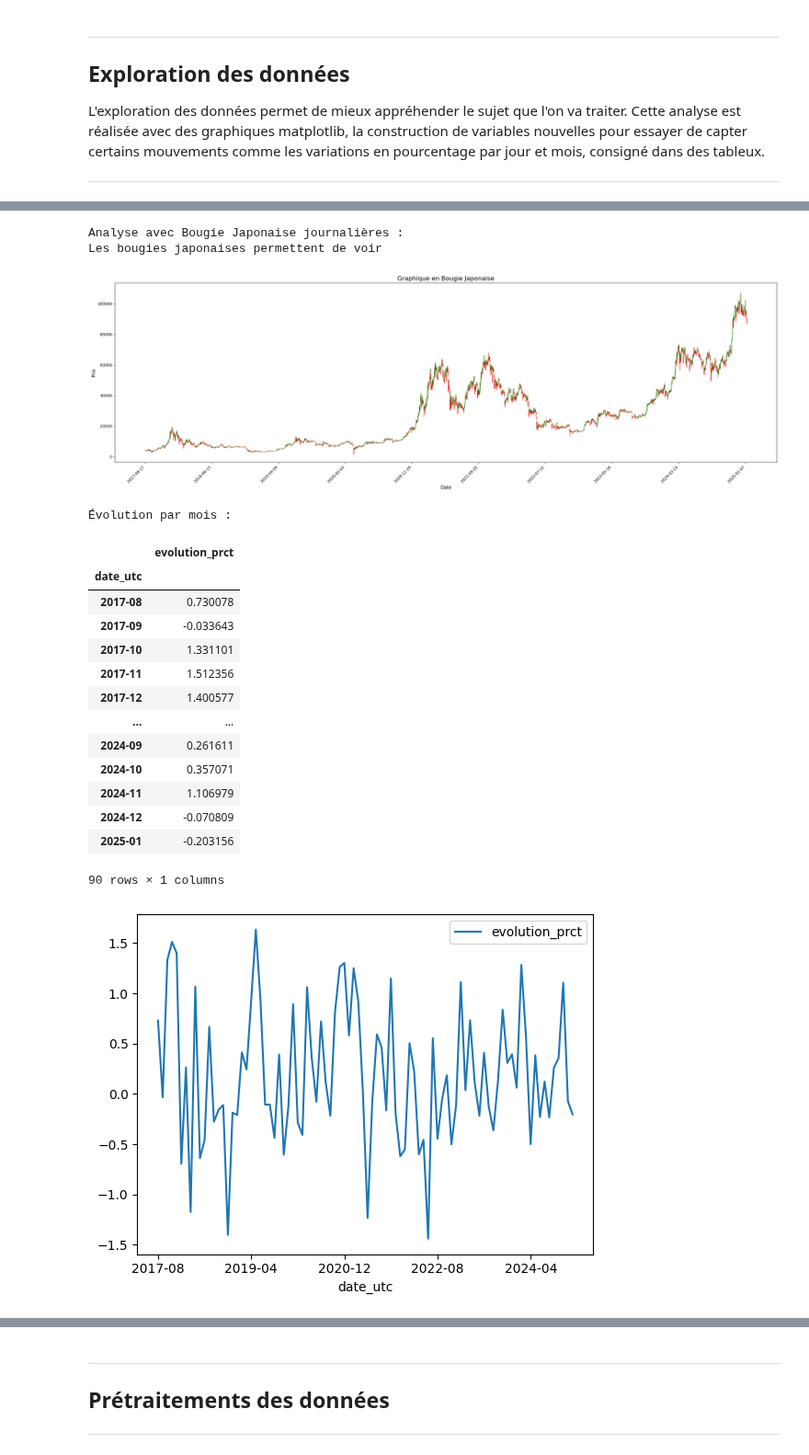
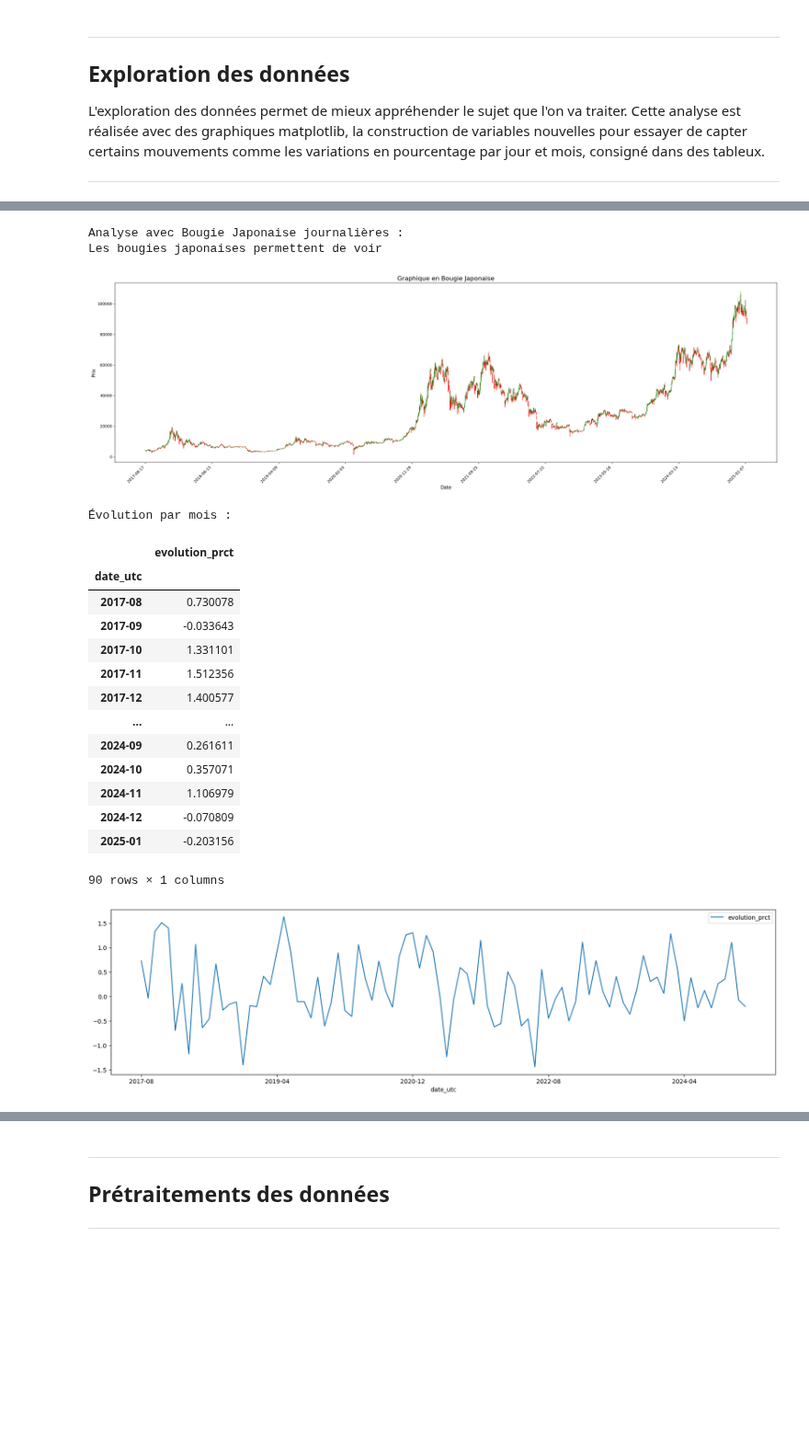
Before and after one commit to Jadorlo/Projet_ml, a Jupyter notebook: notebook/projet_ml_LUNEL_DJAREDDIR_G19.ipynb, the cells around one changed output, grey strips where cells are left out. Shown at 92% size. Cells and saved outputs as stored; diff of their text form; code cells hidden in the pictures; blank space fills up the shorter version.

```diff
--- a/notebook/projet_ml_LUNEL_DJAREDDIR_G19.ipynb
+++ b/notebook/projet_ml_LUNEL_DJAREDDIR_G19.ipynb
@@ -290,7 +290,7 @@ def exploration_donnees(df : pd.DataFrame):
     df2 = df2.groupby(by = ["date_utc"])["evolution_prct"].mean()
     df2 = pd.DataFrame(df2)
     display(df2)
-    df2.plot(kind='line')
+    df2.plot(kind='line', figsize=(20,5))
 
 exploration_donnees(base)
 # %% [output]
@@ -309,31 +309,31 @@ count                   2707
 mean     2021-05-01 00:00:00
 min      2017-08-17 00:00:00
 25%      2019-06-24 12:00:00
 50%      2021-05-01 00:00:00
 75%      2023-03-08 12:00:00
 max      2025-01-13 00:00:00
 Name: date, dtype: object
 Intervalle de temps des données : 7 années, 5 mois, et 1 jours
 
 Analyse graphique :
 Visualisation de la tendance du Bitcoin :
 [figure]
 Analyse avec Bougie Japonaise journalières :
 Les bougies japonaises permettent de voir
 [figure]
 Évolution par mois :
 |  | evolution_prct |
 | date_utc |  |
 | 2017-08 | 0.730078 |
 | 2017-09 | -0.033643 |
 | 2017-10 | 1.331101 |
 | 2017-11 | 1.512356 |
 | 2017-12 | 1.400577 |
 | ... | ... |
 | 2024-09 | 0.261611 |
 | 2024-10 | 0.357071 |
 | 2024-11 | 1.106979 |
 | 2024-12 | -0.070809 |
 | 2025-01 | -0.203156 |
 90 rows × 1 columns
-[figure, old version]
+[figure, new version]
```
Also changed, not shown: parts of 26 cells of this notebook.
